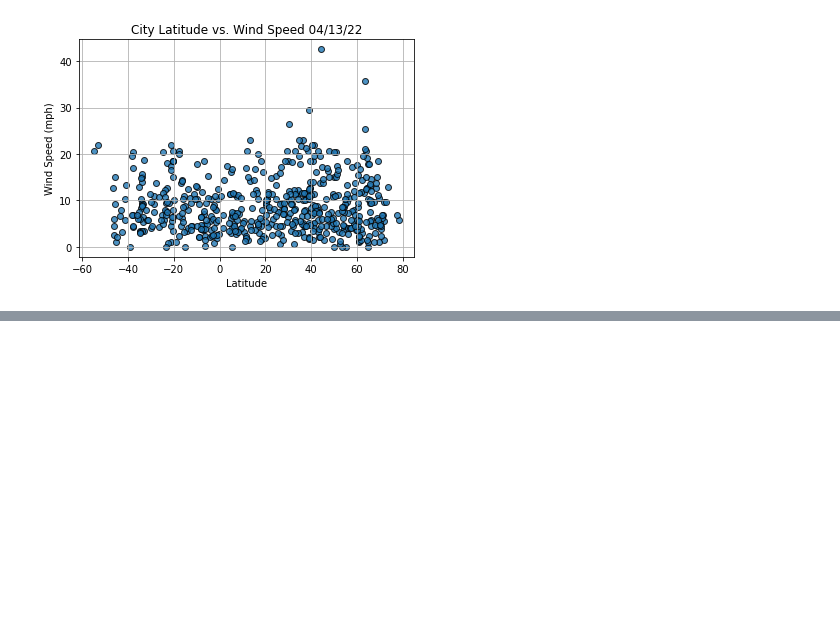
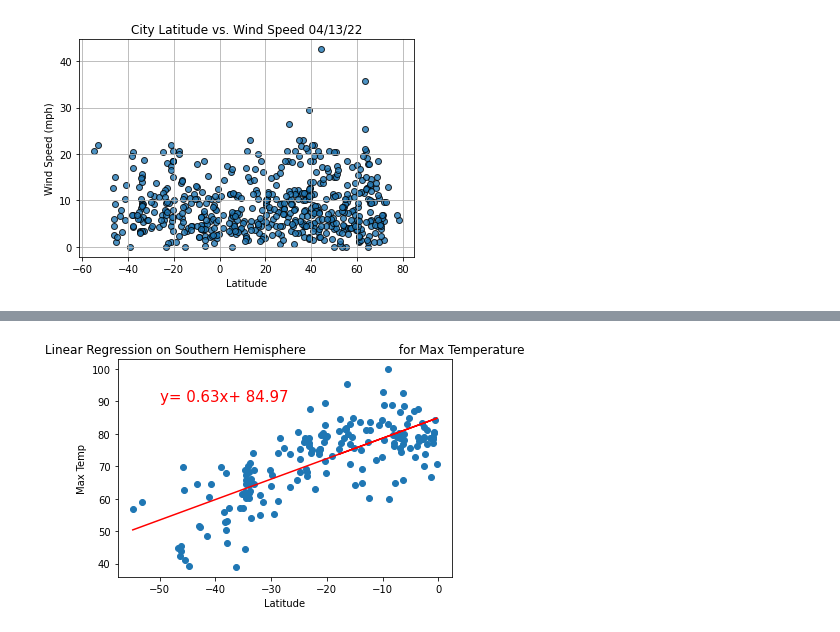
Before and after one commit to BartBachrach/World_Weather_Analysis, a Jupyter notebook: WeatherPy.ipynb, the cells around one changed output, grey strips where cells are left out. Drawn from its saved outputs; the diff is of its cells as text; code cells hidden in the pictures; blank space fills up the shorter version.

```diff
--- a/WeatherPy.ipynb
+++ b/WeatherPy.ipynb
@@ -243,0 +318,10 @@ plt.show()
+# %%
+# define x and y values for southern hemisphere
+x_values = southern_hemi_df['Lat']
+y_values = southern_hemi_df['Max Temp']
+
+plot_linear_regression(x_values, y_values,
+                       'Linear Regression on Southern Hemisphere \
+                       for Max Temperature', 'Max Temp', (-50, 90))
+# %% [output]
+[figure, added]
```
Also changed, not shown: parts of 12 cells of this notebook, 1 other file.
